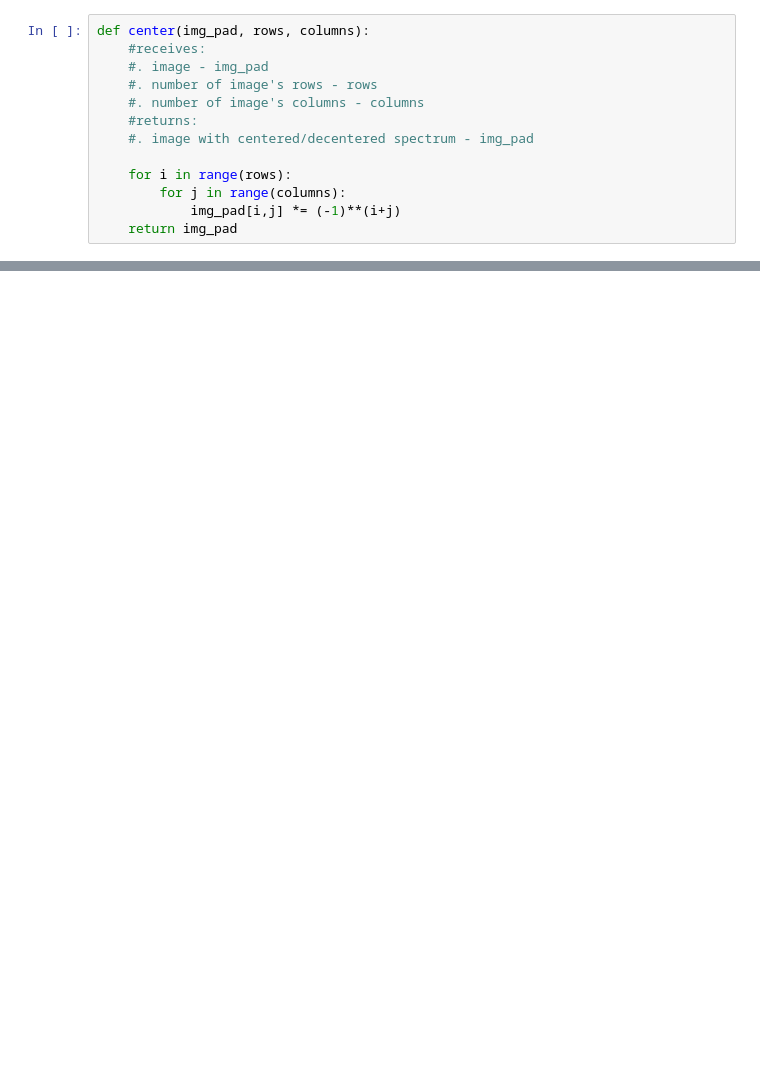
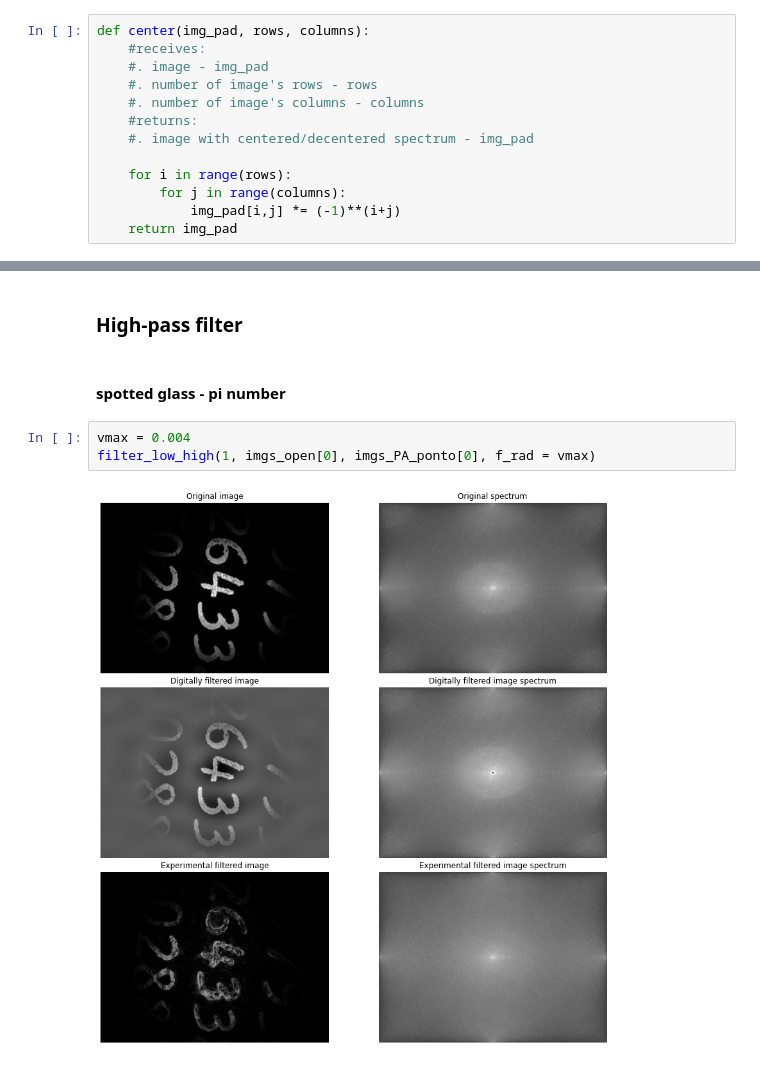
Before and after one commit to LeanderReascos/Photonics_II, a Jupyter notebook: PL2/Fourier_Image_digital_analysis.ipynb, the cells around one changed output, grey strips where cells are left out. Saved outputs shown, nothing was run; the diff lists cells and outputs as text; blank space fills up the shorter version.

```diff
--- a/PL2/Fourier_Image_digital_analysis.ipynb
+++ b/PL2/Fourier_Image_digital_analysis.ipynb
@@ -217,0 +127,9 @@ def passa_baixo(img, img_exp, f_rad = 0.1):
+# %% [markdown]
+### High-pass filter
+# %% [markdown]
+#### spotted glass - pi number
+# %%
+vmax = 0.004
+filter_low_high(1, imgs_open[0], imgs_PA_ponto[0], f_rad = vmax)
+# %% [output]
+[figure, added]
```
Also changed, not shown: parts of 21 cells of this notebook.
